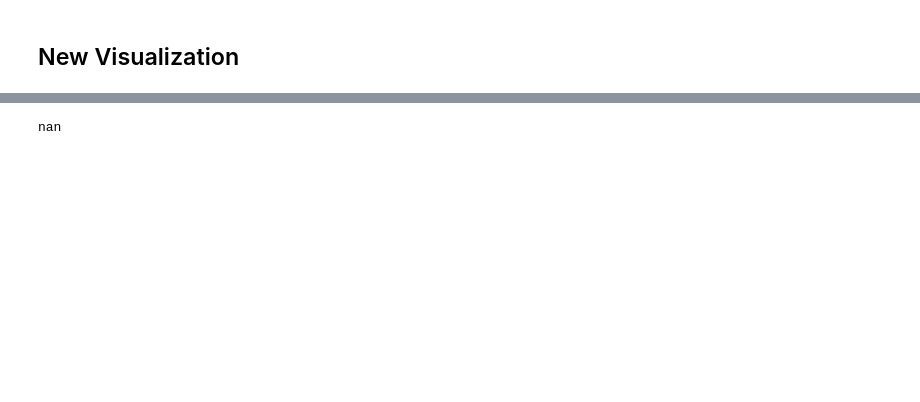
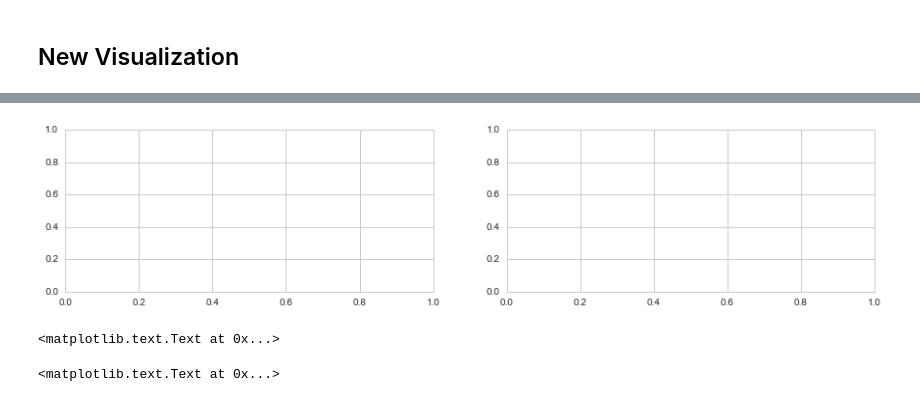
Before and after one commit to mauhai/weaponstradeanalysis, a Jupyter notebook: Weaponstrade_Hai.ipynb, the cells around one changed output, grey strips where cells are left out. Drawn from its saved outputs; the diff is of its cells as text; code cells hidden in the pictures; blank space fills up the shorter version.

```diff
--- a/Weaponstrade_Hai.ipynb
+++ b/Weaponstrade_Hai.ipynb
@@ -1115,4 +1095,0 @@ show(p)
-# %%
-500 + np.NaN
-# %% [output]
-nan
@@ -1118,0 +1121,6 @@ nan
+# %%
+from bokeh.palettes import Spectral,Set1
+sns.set_style("whitegrid")
+f, (ax1, ax2) = plt.subplots(1, 2, figsize=(15,3), sharex=True)
+# %% [output]
+[figure, added]
@@ -1118,0 +1144,7 @@ nan
+# %%
+top10importer = sns.barplot(x = 'country', y = 'million USD',data = barvalues, palette=huelist, ax=ax1)
+
+top10importer.set(xlabel='country', ylabel='estimated import in USD between 2000 and 2015')
+top10importer.set_title('top 10 weapons importers')
+# %% [output]
+<matplotlib.text.Text at 0x...>
@@ -1118,0 +1169,7 @@ nan
+# %%
+top10exporter = sns.barplot(x = 'country', y = 'million USD',data = barvalues, palette=huelist,ax = ax2)
+
+top10exporter.set(xlabel='country', ylabel='estimated export in USD between 2000 and 2015')
+top10exporter.set_title('top 10 weapons exporters')
+# %% [output]
+<matplotlib.text.Text at 0x...>
```
Also changed, not shown: parts of 61 cells of this notebook, 1 other file.
